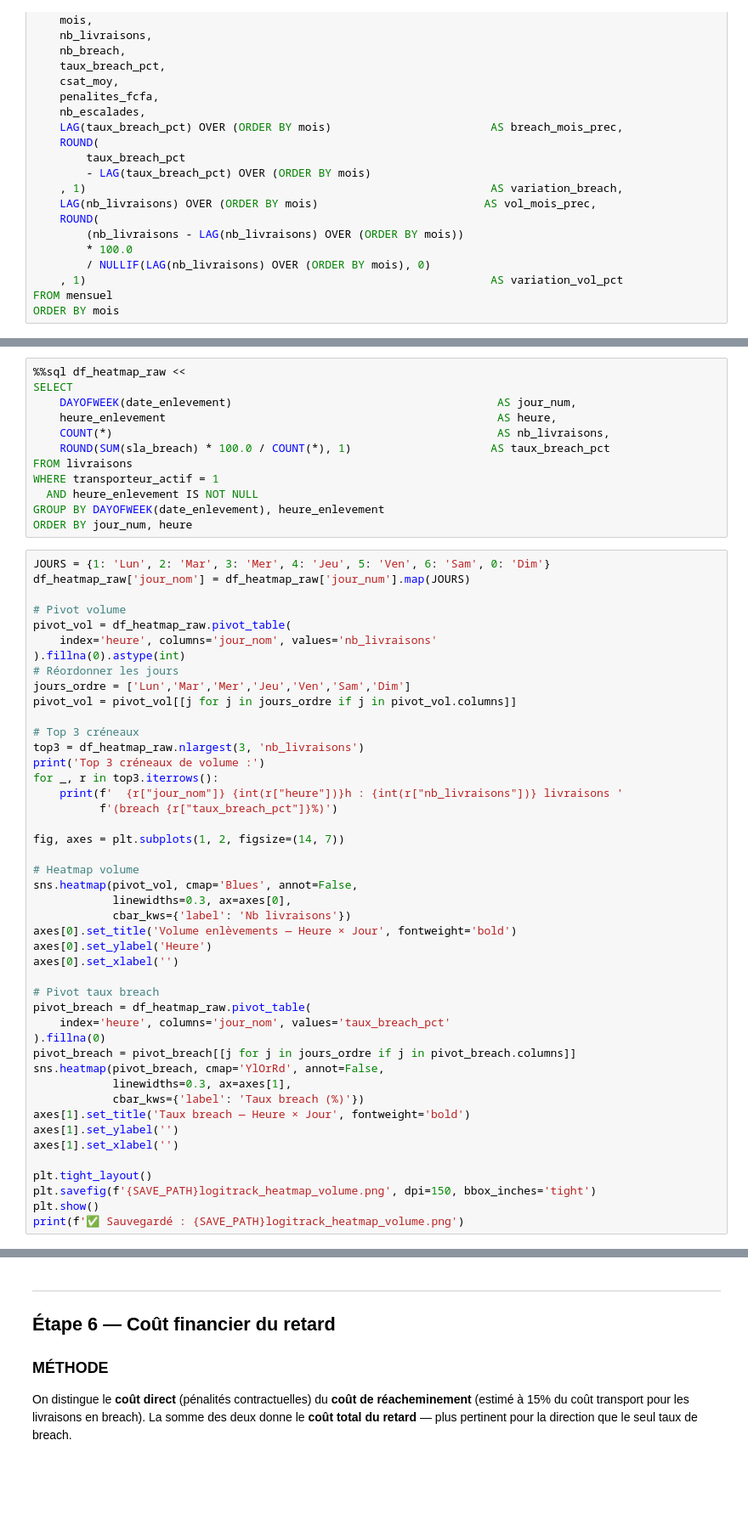
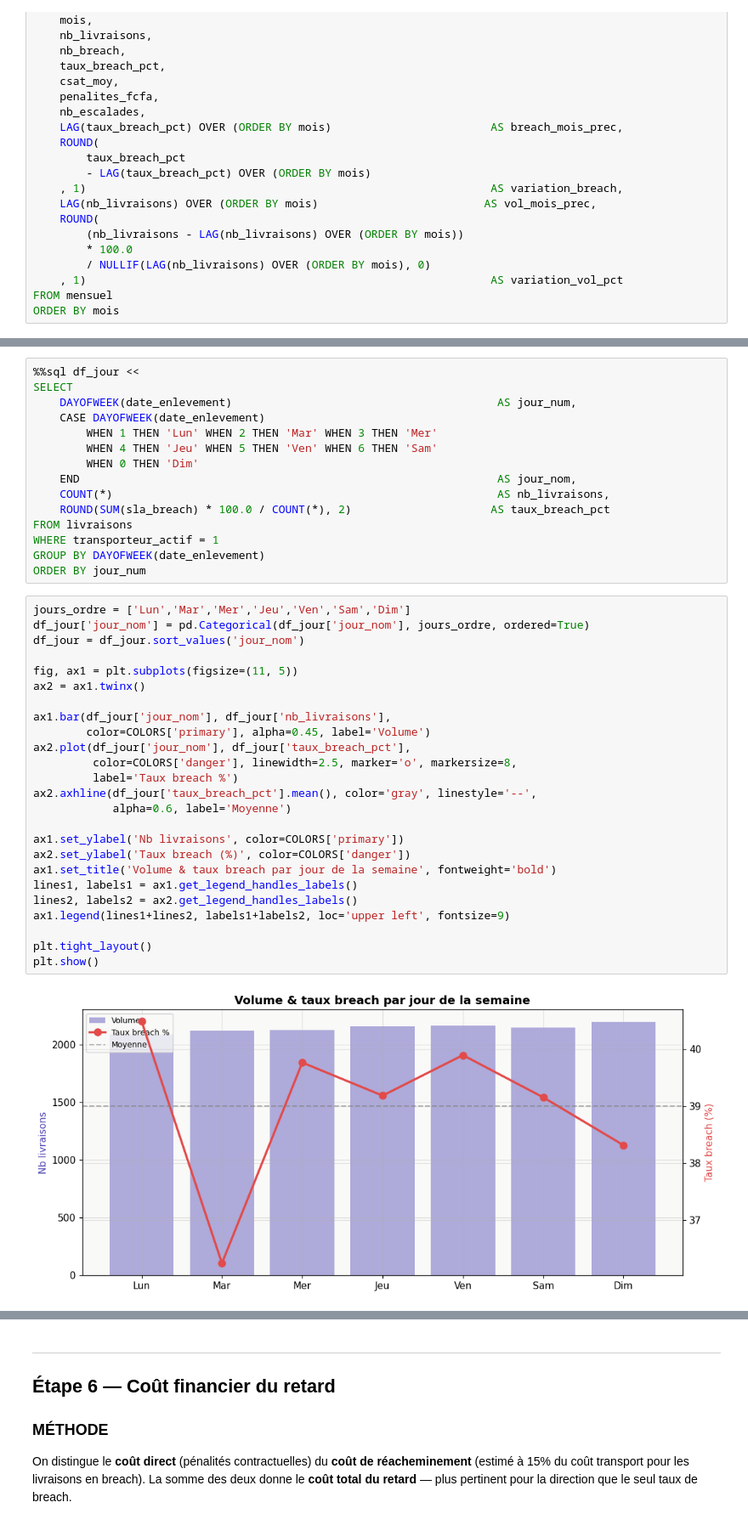
Before and after one commit to dataprojectlabs/DataProjectLab-projects, a Jupyter notebook: projets/logitrack_analytics/corrige/nb3_logitrack_solution.ipynb, the cells around one changed output, grey strips where cells are left out. Shown at 85% size. Cells and saved outputs as stored; diff of their text form; blank space fills up the shorter version.

```diff
--- a/projets/logitrack_analytics/corrige/nb3_logitrack_solution.ipynb
+++ b/projets/logitrack_analytics/corrige/nb3_logitrack_solution.ipynb
@@ -386,58 +697,43 @@ On extrait le jour de la semaine et l'heure depuis `date_enlevement`, puis on pi
 # %%
-%%sql df_heatmap_raw <<
+%%sql df_jour <<
 SELECT
     DAYOFWEEK(date_enlevement)                                        AS jour_num,
-    heure_enlevement                                                  AS heure,
+    CASE DAYOFWEEK(date_enlevement)
+        WHEN 1 THEN 'Lun' WHEN 2 THEN 'Mar' WHEN 3 THEN 'Mer'
+        WHEN 4 THEN 'Jeu' WHEN 5 THEN 'Ven' WHEN 6 THEN 'Sam'
+        WHEN 0 THEN 'Dim'
+    END                                                               AS jour_nom,
     COUNT(*)                                                          AS nb_livraisons,
-    ROUND(SUM(sla_breach) * 100.0 / COUNT(*), 1)                     AS taux_breach_pct
+    ROUND(SUM(sla_breach) * 100.0 / COUNT(*), 2)                     AS taux_breach_pct
 FROM livraisons
 WHERE transporteur_actif = 1
-  AND heure_enlevement IS NOT NULL
-GROUP BY DAYOFWEEK(date_enlevement), heure_enlevement
-ORDER BY jour_num, heure
+GROUP BY DAYOFWEEK(date_enlevement)
+ORDER BY jour_num
 # %%
-JOURS = {1: 'Lun', 2: 'Mar', 3: 'Mer', 4: 'Jeu', 5: 'Ven', 6: 'Sam', 0: 'Dim'}
-df_heatmap_raw['jour_nom'] = df_heatmap_raw['jour_num'].map(JOURS)
+jours_ordre = ['Lun','Mar','Mer','Jeu','Ven','Sam','Dim']
+df_jour['jour_nom'] = pd.Categorical(df_jour['jour_nom'], jours_ordre, ordered=True)
+df_jour = df_jour.sort_values('jour_nom')
 
-# Pivot volume
-pivot_vol = df_heatmap_raw.pivot_table(
-    index='heure', columns='jour_nom', values='nb_livraisons'
-).fillna(0).astype(int)
-# Réordonner les jours
-jours_ordre = ['Lun','Mar','Mer','Jeu','Ven','Sam','Dim']
-pivot_vol = pivot_vol[[j for j in jours_ordre if j in pivot_vol.columns]]
+fig, ax1 = plt.subplots(figsize=(11, 5))
+ax2 = ax1.twinx()
 
-# Top 3 créneaux
-top3 = df_heatmap_raw.nlargest(3, 'nb_livraisons')
-print('Top 3 créneaux de volume :')
-for _, r in top3.iterrows():
-    print(f'  {r["jour_nom"]} {int(r["heure"])}h : {int(r["nb_livraisons"])} livraisons '
-          f'(breach {r["taux_breach_pct"]}%)')
+ax1.bar(df_jour['jour_nom'], df_jour['nb_livraisons'],
+        color=COLORS['primary'], alpha=0.45, label='Volume')
+ax2.plot(df_jour['jour_nom'], df_jour['taux_breach_pct'],
+         color=COLORS['danger'], linewidth=2.5, marker='o', markersize=8,
+         label='Taux breach %')
+ax2.axhline(df_jour['taux_breach_pct'].mean(), color='gray', linestyle='--',
+            alpha=0.6, label='Moyenne')
 
-fig, axes = plt.subplots(1, 2, figsize=(14, 7))
-
-# Heatmap volume
-sns.heatmap(pivot_vol, cmap='Blues', annot=False,
-            linewidths=0.3, ax=axes[0],
-            cbar_kws={'label': 'Nb livraisons'})
-axes[0].set_title('Volume enlèvements — Heure × Jour', fontweight='bold')
-axes[0].set_ylabel('Heure')
-axes[0].set_xlabel('')
-
-# Pivot taux breach
-pivot_breach = df_heatmap_raw.pivot_table(
-    index='heure', columns='jour_nom', values='taux_breach_pct'
-).fillna(0)
-pivot_breach = pivot_breach[[j for j in jours_ordre if j in pivot_breach.columns]]
-sns.heatmap(pivot_breach, cmap='YlOrRd', annot=False,
-            linewidths=0.3, ax=axes[1],
-            cbar_kws={'label': 'Taux breach (%)'})
-axes[1].set_title('Taux breach — Heure × Jour', fontweight='bold')
-axes[1].set_ylabel('')
-axes[1].set_xlabel('')
+ax1.set_ylabel('Nb livraisons', color=COLORS['primary'])
+ax2.set_ylabel('Taux breach (%)', color=COLORS['danger'])
+ax1.set_title('Volume & taux breach par jour de la semaine', fontweight='bold')
+lines1, labels1 = ax1.get_legend_handles_labels()
+lines2, labels2 = ax2.get_legend_handles_labels()
+ax1.legend(lines1+lines2, labels1+labels2, loc='upper left', fontsize=9)
 
 plt.tight_layout()
-plt.savefig(f'{SAVE_PATH}logitrack_heatmap_volume.png', dpi=150, bbox_inches='tight')
 plt.show()
-print(f'✅ Sauvegardé : {SAVE_PATH}logitrack_heatmap_volume.png')
+# %% [output]
+[figure, added]
 # %% [markdown]
```
Also changed, not shown: parts of 24 cells of this notebook, 28 other files.
